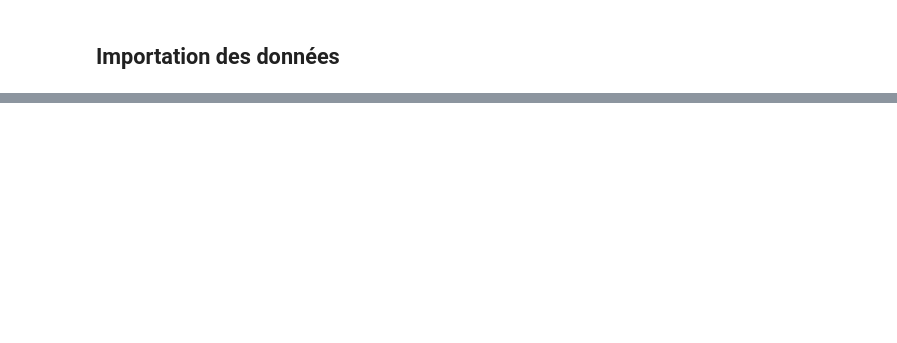
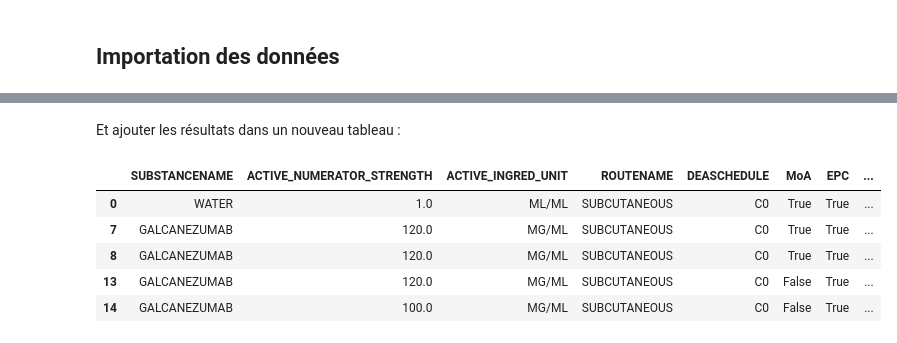
Before and after one commit to T-amairi/IFT870, a Jupyter notebook: TP2/tp2.ipynb, the cells around one changed output, grey strips where cells are left out. Saved outputs shown, nothing was run; the diff lists cells and outputs as text; code cells hidden in the pictures; blank space fills up the shorter version.

```diff
--- a/TP2/tp2.ipynb
+++ b/TP2/tp2.ipynb
@@ -42,0 +926,7 @@ display(dfPack.head())
+# %%
+# get data for prediction
+XPred = XProj[Y['EPC'].isnull()]
+
+# get train data
+XTrain = XProj[Y['EPC'].notnull()]
+YTrain = Y[Y['EPC'].notnull()].astype(int)
@@ -42,0 +1000,8 @@ display(dfPack.head())
+# %%
+# train with all data train using the best hyper-parameters
+RF = RandomForestClassifier(n_estimators = bestEstimator, min_samples_leaf = bestLeaf, min_samples_split = bestSplit,
+                            class_weight = bestWeight, n_jobs=-1, random_state=0)
+multi = MultiOutputClassifier(RF, n_jobs=-1)
+
+# fit
+multi.fit(XTrain, YTrain);
@@ -42,0 +1025,6 @@ display(dfPack.head())
+# %%
+# predict
+YPred = pd.DataFrame(multi.predict(XPred), columns=YTrain.columns).astype(bool)
+
+# print
+YPred.head()
@@ -42,0 +1038,18 @@ display(dfPack.head())
+# %% [markdown]
+Et ajouter les résultats dans un nouveau tableau :
+# %%
+# get nan values
+XFinal = X[Y['EPC'].isnull()]
+
+# merge predictions
+XFinal = pd.concat([XFinal, YPred], axis=1)
+
+# print
+XFinal.head()
+# %% [output]
+|  | SUBSTANCENAME | ACTIVE_NUMERATOR_STRENGTH | ACTIVE_INGRED_UNIT | ROUTENAME | DEASCHEDULE | MoA | EPC | ... |
+| 0 | WATER | 1.0 | ML/ML | SUBCUTANEOUS | C0 | True | True | ... |
+| 7 | GALCANEZUMAB | 120.0 | MG/ML | SUBCUTANEOUS | C0 | True | True | ... |
+| 8 | GALCANEZUMAB | 120.0 | MG/ML | SUBCUTANEOUS | C0 | True | True | ... |
+| 13 | GALCANEZUMAB | 120.0 | MG/ML | SUBCUTANEOUS | C0 | False | True | ... |
+| 14 | GALCANEZUMAB | 100.0 | MG/ML | SUBCUTANEOUS | C0 | False | True | ... |
```
Also changed, not shown: parts of 105 cells of this notebook.
